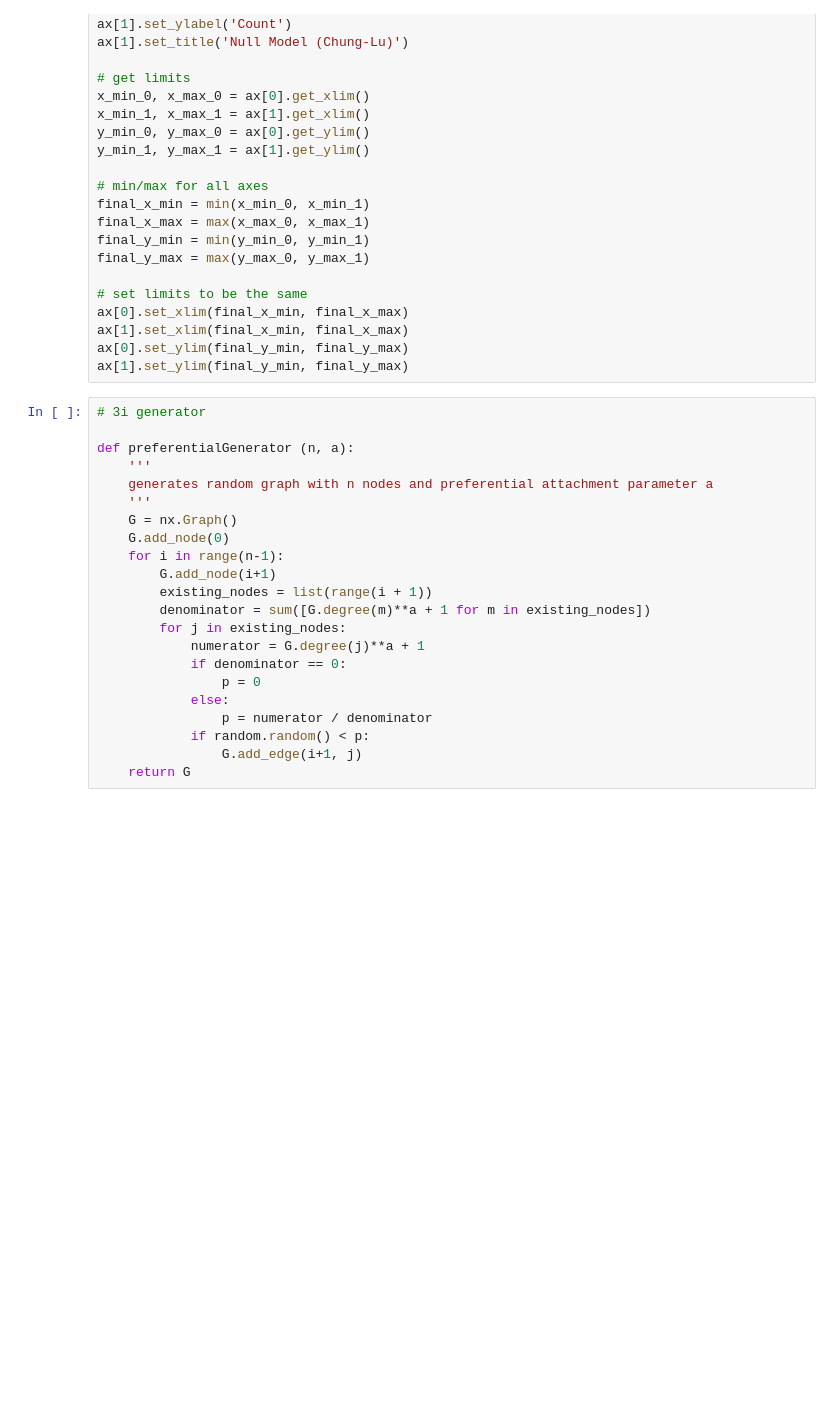
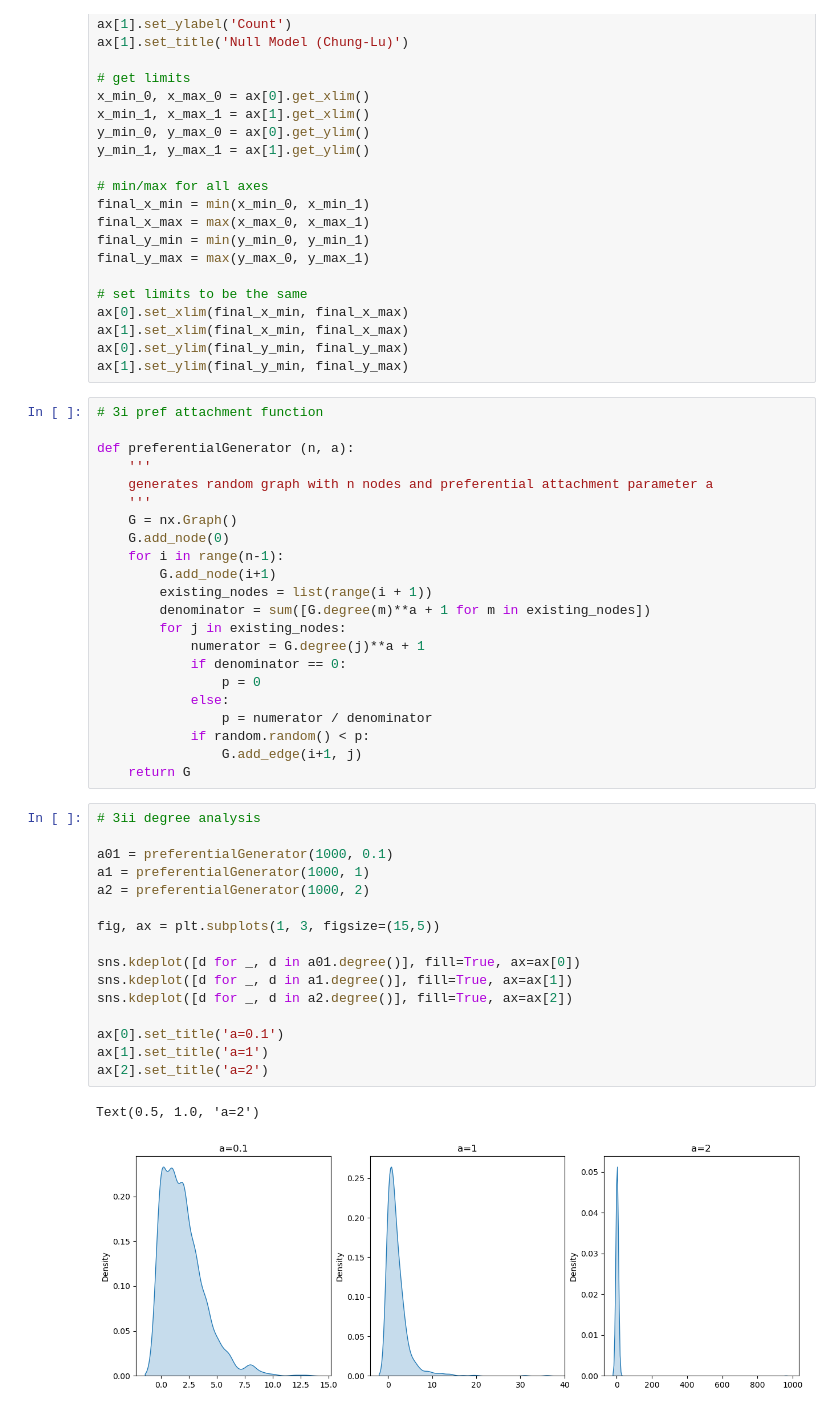
Before and after one commit to caleb-chandler/Assignment-1-CNET5051, a Jupyter notebook: assignment02.ipynb, the cells around one changed output. Cells and saved outputs as stored; diff of their text form; blank space fills up the shorter version.

```diff
--- a/assignment02.ipynb
+++ b/assignment02.ipynb
@@ -253,7 +254,7 @@ ax[1].set_xlim(final_x_min, final_x_max)
 ax[0].set_ylim(final_y_min, final_y_max)
 ax[1].set_ylim(final_y_min, final_y_max)
 # %%
-# 3i generator
+# 3i pref attachment function
 
 def preferentialGenerator (n, a):
     '''
@@ -274,3 +275,22 @@ def preferentialGenerator (n, a):
             if random.random() < p:
                 G.add_edge(i+1, j)
     return G
+# %%
+# 3ii degree analysis
+
+a01 = preferentialGenerator(1000, 0.1)
+a1 = preferentialGenerator(1000, 1)
+a2 = preferentialGenerator(1000, 2)
+
+fig, ax = plt.subplots(1, 3, figsize=(15,5))
+
+sns.kdeplot([d for _, d in a01.degree()], fill=True, ax=ax[0])
+sns.kdeplot([d for _, d in a1.degree()], fill=True, ax=ax[1])
+sns.kdeplot([d for _, d in a2.degree()], fill=True, ax=ax[2])
+
+ax[0].set_title('a=0.1')
+ax[1].set_title('a=1')
+ax[2].set_title('a=2')
+# %% [output]
+Text(0.5, 1.0, 'a=2')
+[figure, added]
```
Also changed, not shown: parts of 3 cells of this notebook.
